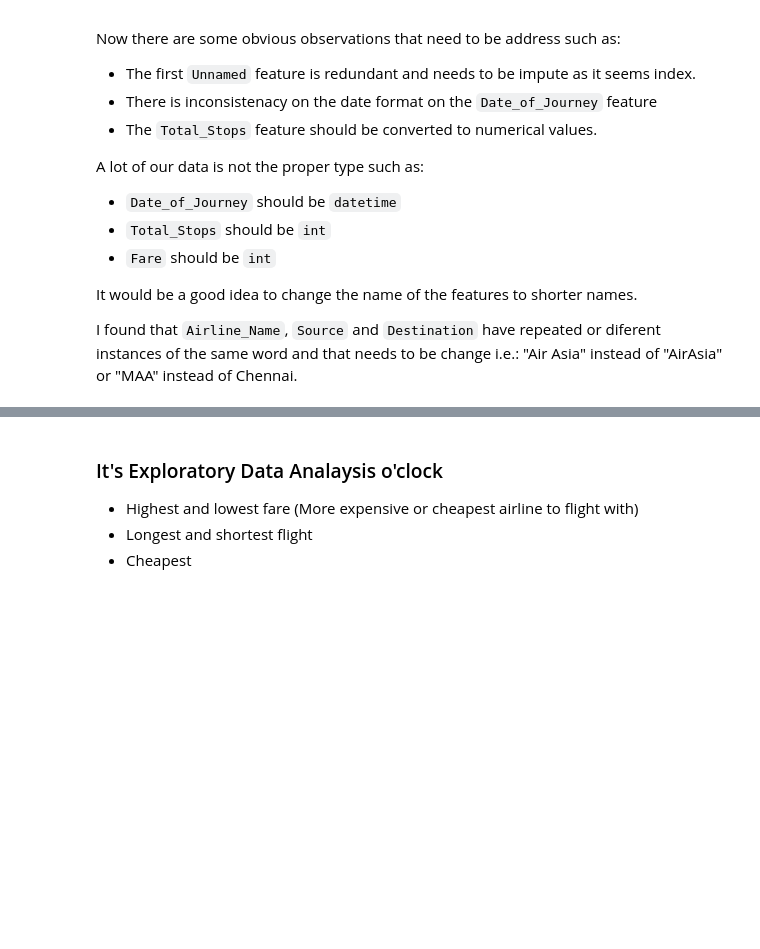
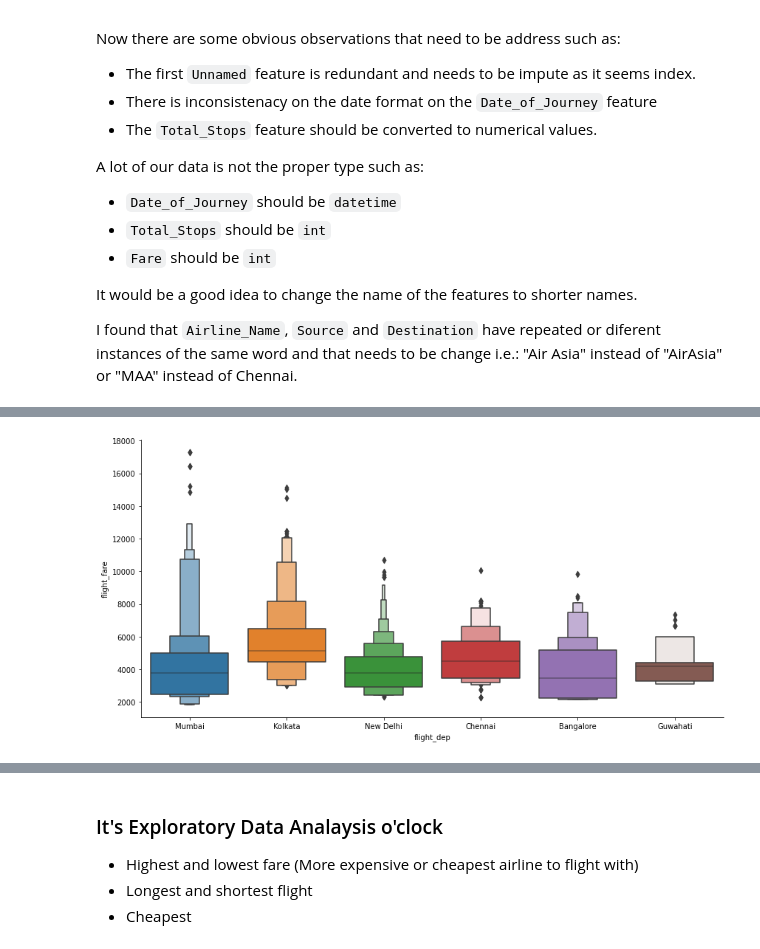
Before and after one commit to maco-data/airline-fare-prediction, a Jupyter notebook: notebook_eda.ipynb, the cells around one changed output, grey strips where cells are left out. Drawn from its saved outputs; the diff is of its cells as text; code cells hidden in the pictures; blank space fills up the shorter version.

```diff
--- a/notebook_eda.ipynb
+++ b/notebook_eda.ipynb
@@ -273,0 +241,12 @@ train_data.head()
+# %%
+# Same as with departure time now extracting the values from arr_time into new features
+
+# Extracting the hours from the arrival time
+df['arr_hour'] = pd.to_datetime(df['arr_time']).dt.hour
+
+# Extracting the minutes from the arrival time
+df['arr_min'] = pd.to_datetime(df['arr_time']).dt.minute
+
+# Droping the flight_dep feature
+df.drop(['arr_time'], axis = 1, inplace = True)
+df.head()
@@ -273,0 +260,28 @@ train_data.head()
+# %%
+# Extracting the flight time into hours and minutes from the flight_time feature
+
+# Assigning and converting flight_time into a list
+flight_time = list(df['flight_time'])
+
+for i in range(len(flight_time)):
+    if len(flight_time[i].split()) != 4: # Check if flight_time contains only hour or mins
+        if 'h' in flight_time[i]:
+            flight_time[i] = flight_time[i].strip() + ' 0m' # Adds 0 minute
+        else:
+            flight_time[i] = '0h ' + flight_time[i] # Adds 0 hours
+
+# Adding the hours and minutes to separate list to later convert into new features
+flight_time_hrs = []
+flight_time_mins = []
+
+for i in range(len(flight_time)):
+    flight_time_hrs.append(int(flight_time[i].split(sep = 'h')[0])) # Extracts the hours from flight_time
+    flight_time_mins.append(int(flight_time[i].split(sep = 'm')[0].split()[-1])) # Extracts only minutes from flight_time
+# %%
+# Creating new features for every flight time hour and minute
+df['flight_time_hrs'] = flight_time_hrs
+df['flight_time_mins'] = flight_time_mins
+
+# Droping the flight_time feature after the the new features have been created
+df.drop(['flight_time'], axis = 1, inplace = True)
+df.head()
@@ -273,0 +353,7 @@ train_data.head()
+# %%
+# Flight Departure vs Flight Fare
+
+sns.catplot(y="flight_fare", x="flight_dep", data=df.sort_values("flight_fare", ascending=False), kind='boxen', height= 6, aspect=2)
+plt.show()
+# %% [output]
+[figure, added]
```
Also changed, not shown: parts of 43 cells of this notebook.
